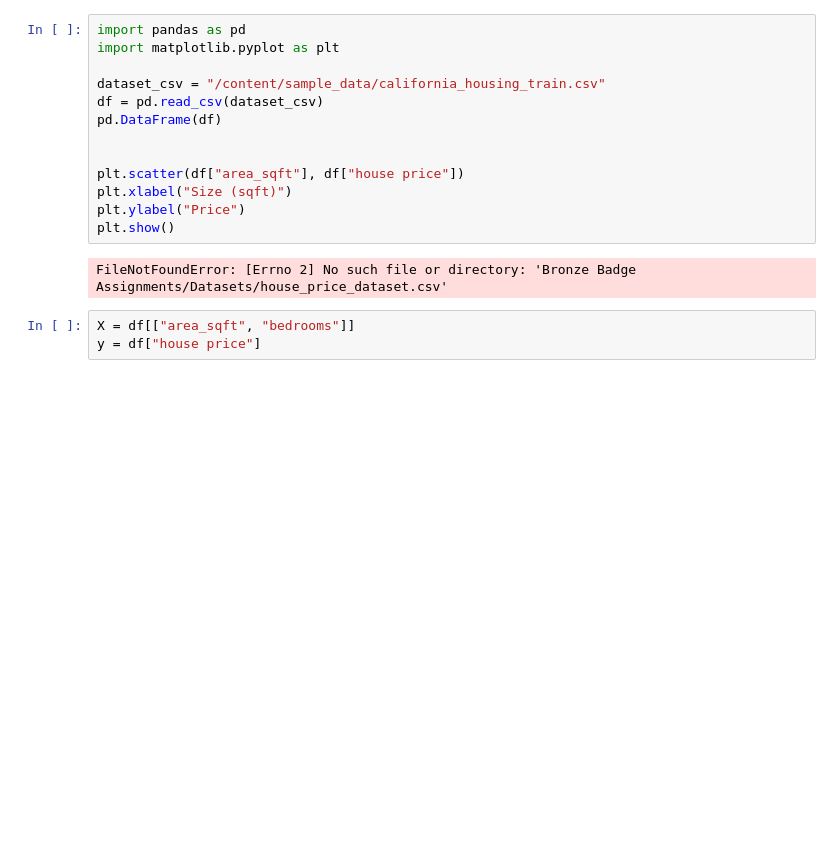
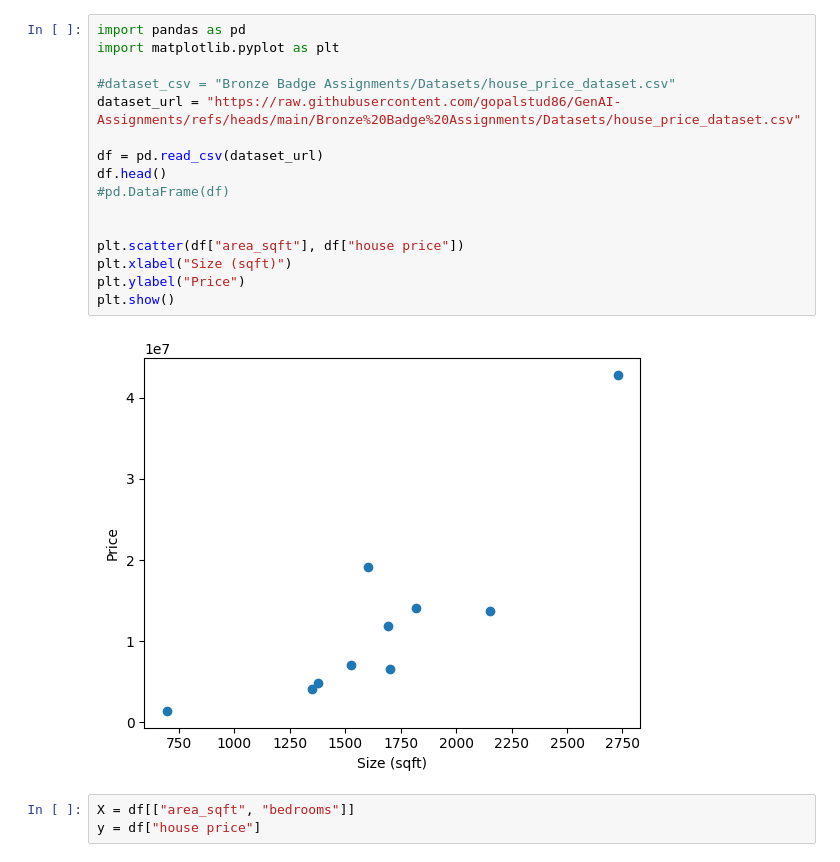
Before and after one commit to gopalstud86/GenAI-Assignments, a Jupyter notebook: Bronze Badge Assignments/House_price_prediction.ipynb, the cells around one changed output. Drawn from its saved outputs; the diff is of its cells as text; blank space fills up the shorter version.

```diff
--- a/Bronze Badge Assignments/House_price_prediction.ipynb
+++ b/Bronze Badge Assignments/House_price_prediction.ipynb
@@ -3,18 +3,21 @@
 # %%
 import pandas as pd
 import matplotlib.pyplot as plt
 
-dataset_csv = "/content/sample_data/california_housing_train.csv"
-df = pd.read_csv(dataset_csv)
-pd.DataFrame(df)
+#dataset_csv = "Bronze Badge Assignments/Datasets/house_price_dataset.csv"
+dataset_url = "https://raw.githubusercontent.com/gopalstud86/GenAI-Assignments/refs/heads/main/Bronze%20Badge%20Assignments/Datasets/house_price_dataset.csv"
+
+df = pd.read_csv(dataset_url)
+df.head()
+#pd.DataFrame(df)
 
 
 plt.scatter(df["area_sqft"], df["house price"])
 plt.xlabel("Size (sqft)")
 plt.ylabel("Price")
 plt.show()
 # %% [output]
-FileNotFoundError: [Errno 2] No such file or directory: 'Bronze Badge Assignments/Datasets/house_price_dataset.csv'
+[figure, added]
 # %%
 X = df[["area_sqft", "bedrooms"]]
 y = df["house price"]
```
